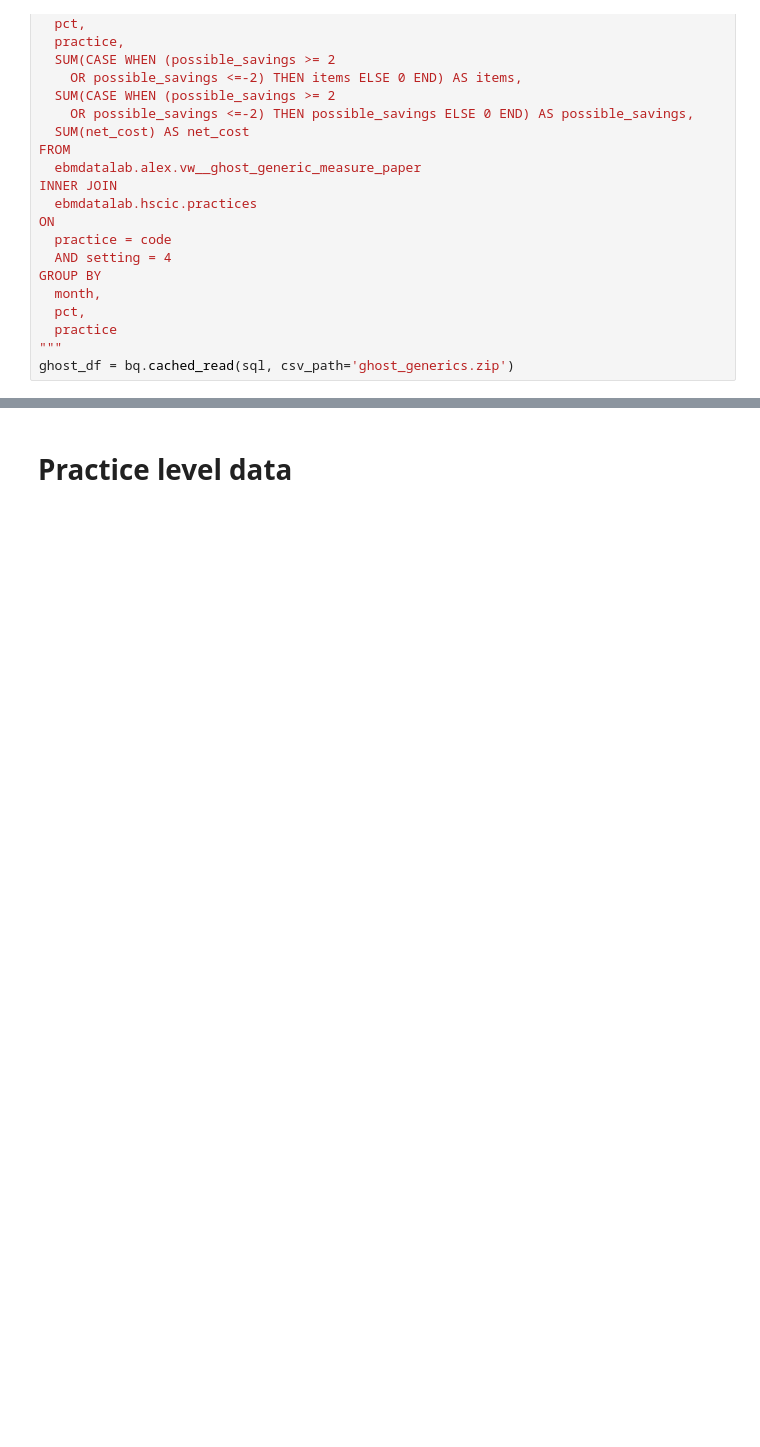
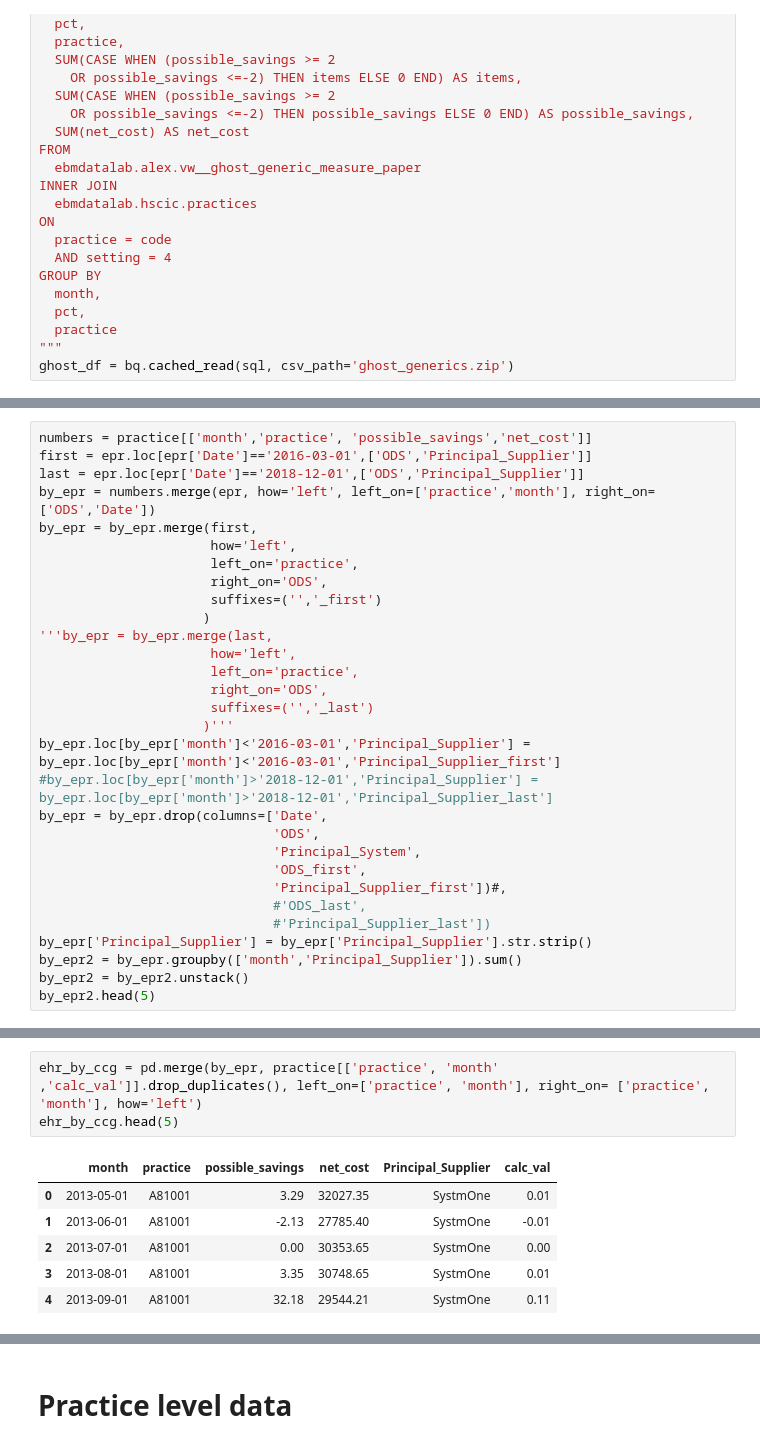
Before and after one commit to ebmdatalab/ghost_branded_generics_paper, a Jupyter notebook: Ghost Branded Generics.ipynb, the cells around one changed output, grey strips where cells are left out. Cells and saved outputs as stored; diff of their text form; blank space fills up the shorter version.

```diff
--- a/Ghost Branded Generics.ipynb
+++ b/Ghost Branded Generics.ipynb
@@ -41,0 +60,30 @@ ghost_df.head()
+# %%
+numbers = practice[['month','practice', 'possible_savings','net_cost']]
+first = epr.loc[epr['Date']=='2016-03-01',['ODS','Principal_Supplier']]
+last = epr.loc[epr['Date']=='2018-12-01',['ODS','Principal_Supplier']]
+by_epr = numbers.merge(epr, how='left', left_on=['practice','month'], right_on=['ODS','Date'])
+by_epr = by_epr.merge(first,
+                      how='left',
+                      left_on='practice',
+                      right_on='ODS',
+                      suffixes=('','_first')
+                     )
+'''by_epr = by_epr.merge(last,
+                      how='left',
+                      left_on='practice',
+                      right_on='ODS',
+                      suffixes=('','_last')
+                     )'''
+by_epr.loc[by_epr['month']<'2016-03-01','Principal_Supplier'] = by_epr.loc[by_epr['month']<'2016-03-01','Principal_Supplier_first']
+#by_epr.loc[by_epr['month']>'2018-12-01','Principal_Supplier'] = by_epr.loc[by_epr['month']>'2018-12-01','Principal_Supplier_last']
+by_epr = by_epr.drop(columns=['Date',
+                              'ODS',
+                              'Principal_System',
+                              'ODS_first',
+                              'Principal_Supplier_first'])#,
+                              #'ODS_last',
+                              #'Principal_Supplier_last'])
+by_epr['Principal_Supplier'] = by_epr['Principal_Supplier'].str.strip()
+by_epr2 = by_epr.groupby(['month','Principal_Supplier']).sum()
+by_epr2 = by_epr2.unstack()
+by_epr2.head(5)
@@ -41,0 +99,10 @@ ghost_df.head()
+# %%
+ehr_by_ccg = pd.merge(by_epr, practice[['practice', 'month' ,'calc_val']].drop_duplicates(), left_on=['practice', 'month'], right_on= ['practice', 'month'], how='left')
+ehr_by_ccg.head(5)
+# %% [output]
+|  | month | practice | possible_savings | net_cost | Principal_Supplier | calc_val |
+| 0 | 2013-05-01 | A81001 | 3.29 | 32027.35 | SystmOne | 0.01 |
+| 1 | 2013-06-01 | A81001 | -2.13 | 27785.40 | SystmOne | -0.01 |
+| 2 | 2013-07-01 | A81001 | 0.00 | 30353.65 | SystmOne | 0.00 |
+| 3 | 2013-08-01 | A81001 | 3.35 | 30748.65 | SystmOne | 0.01 |
+| 4 | 2013-09-01 | A81001 | 32.18 | 29544.21 | SystmOne | 0.11 |
```
Also changed, not shown: parts of 24 cells of this notebook, 5 other files.
